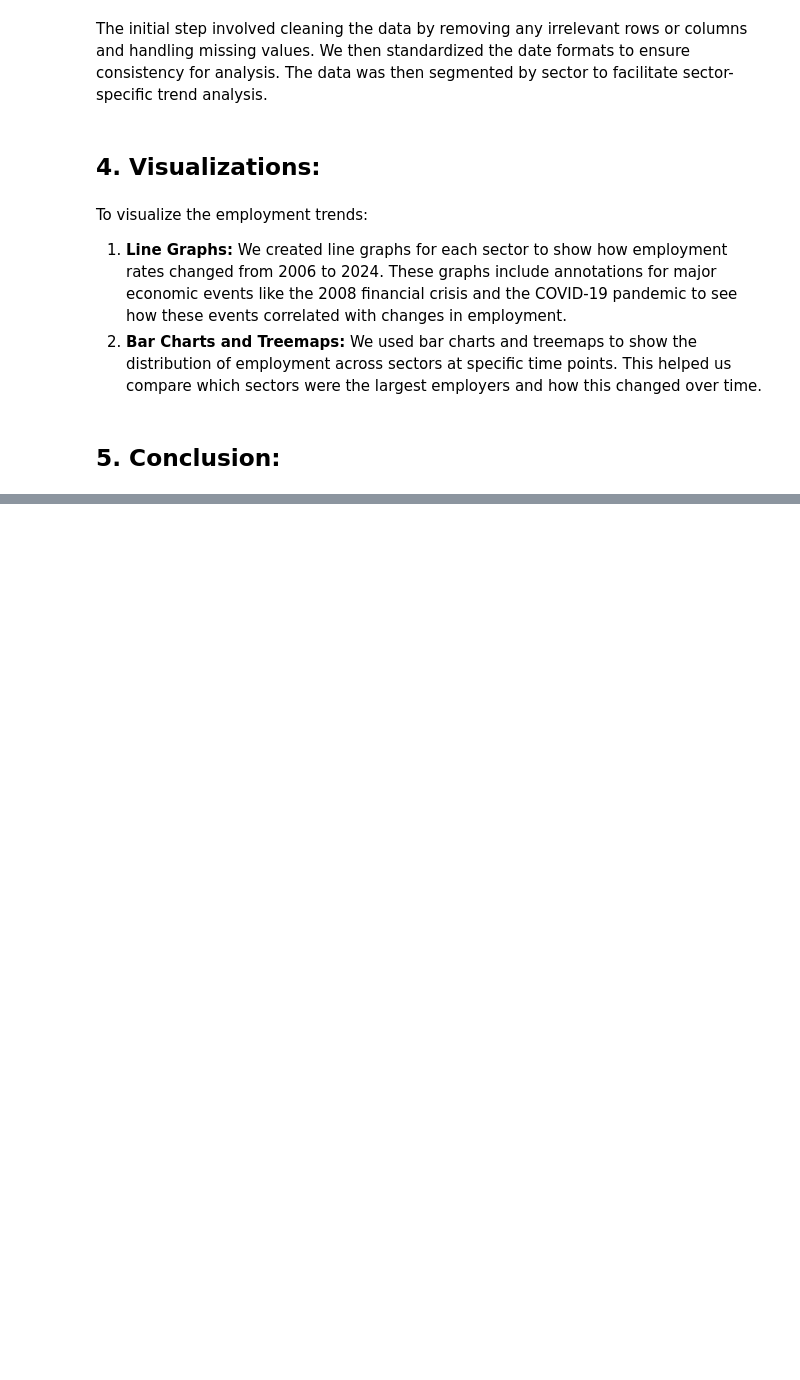
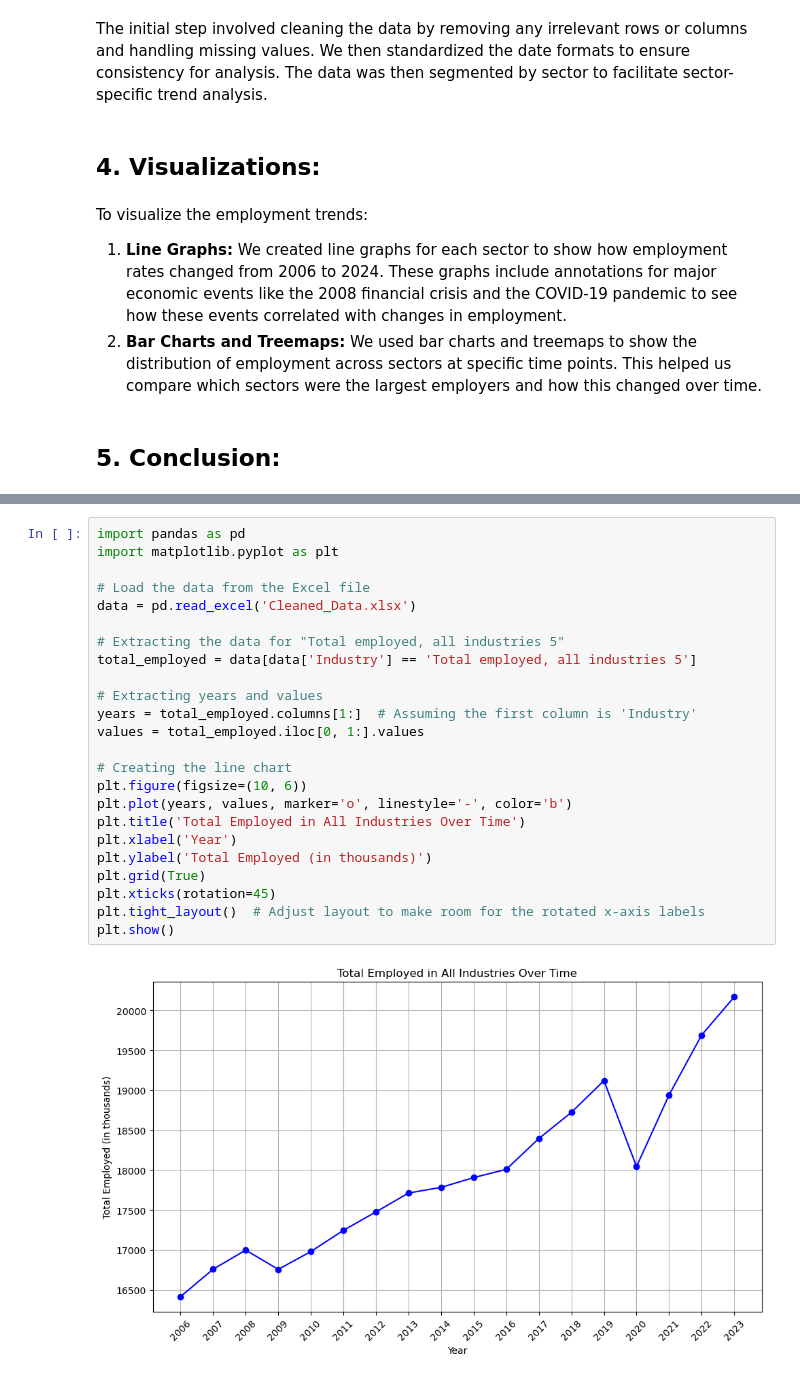
Before and after one commit to Azazftb/Econmic-Developement, a Jupyter notebook: Main.ipynb, the cells around one changed output, grey strips where cells are left out. Cells and saved outputs as stored; diff of their text form; blank space fills up the shorter version.

```diff
--- a/Main.ipynb
+++ b/Main.ipynb
@@ -60,0 +49,26 @@ import seaborn as sns
+# %%
+import pandas as pd
+import matplotlib.pyplot as plt
+
+# Load the data from the Excel file
+data = pd.read_excel('Cleaned_Data.xlsx')
+
+# Extracting the data for "Total employed, all industries 5"
+total_employed = data[data['Industry'] == 'Total employed, all industries 5']
+
+# Extracting years and values
+years = total_employed.columns[1:]  # Assuming the first column is 'Industry'
+values = total_employed.iloc[0, 1:].values
+
+# Creating the line chart
+plt.figure(figsize=(10, 6))
+plt.plot(years, values, marker='o', linestyle='-', color='b')
+plt.title('Total Employed in All Industries Over Time')
+plt.xlabel('Year')
+plt.ylabel('Total Employed (in thousands)')
+plt.grid(True)
+plt.xticks(rotation=45)
+plt.tight_layout()  # Adjust layout to make room for the rotated x-axis labels
+plt.show()
+# %% [output]
+[figure, added]
```
Also changed, not shown: parts of 22 cells of this notebook.
